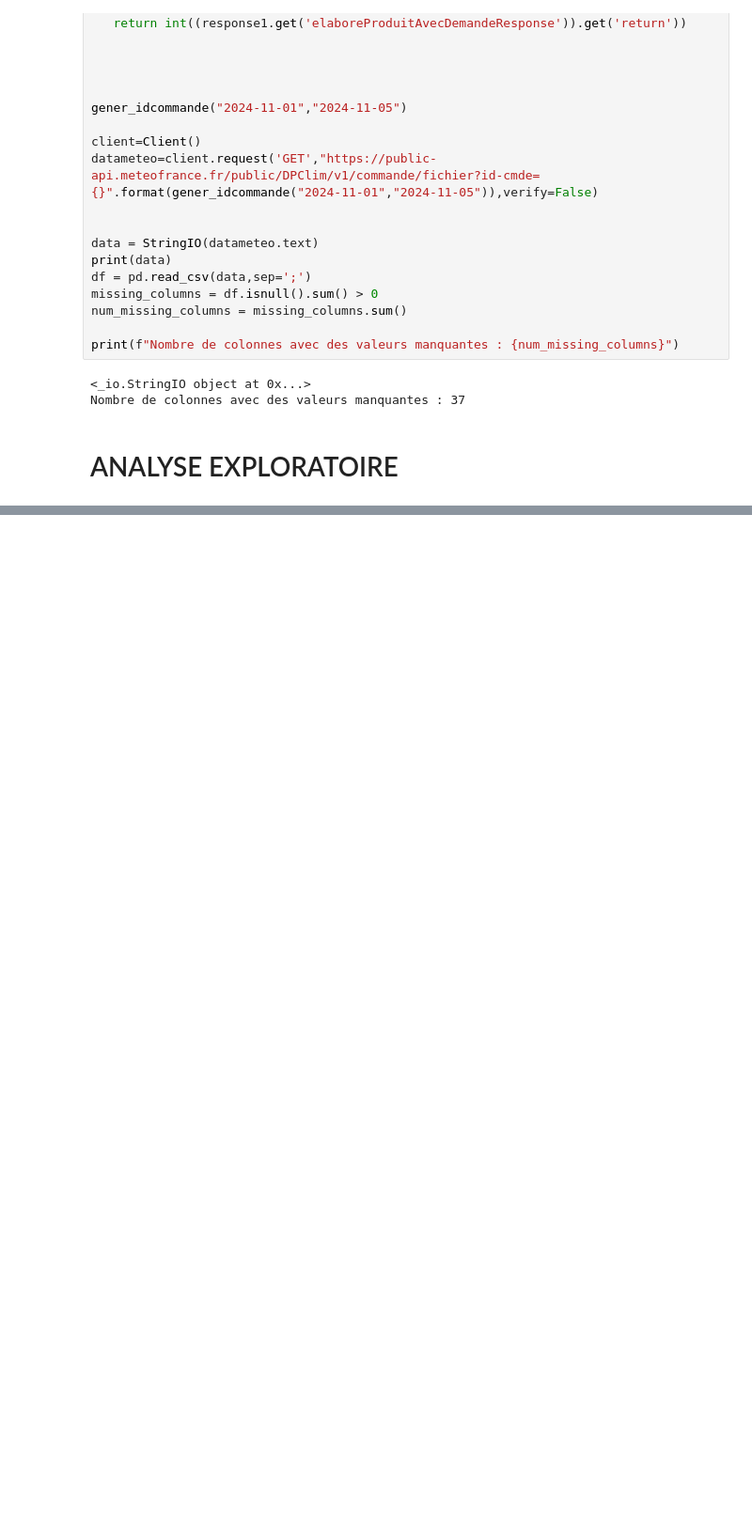
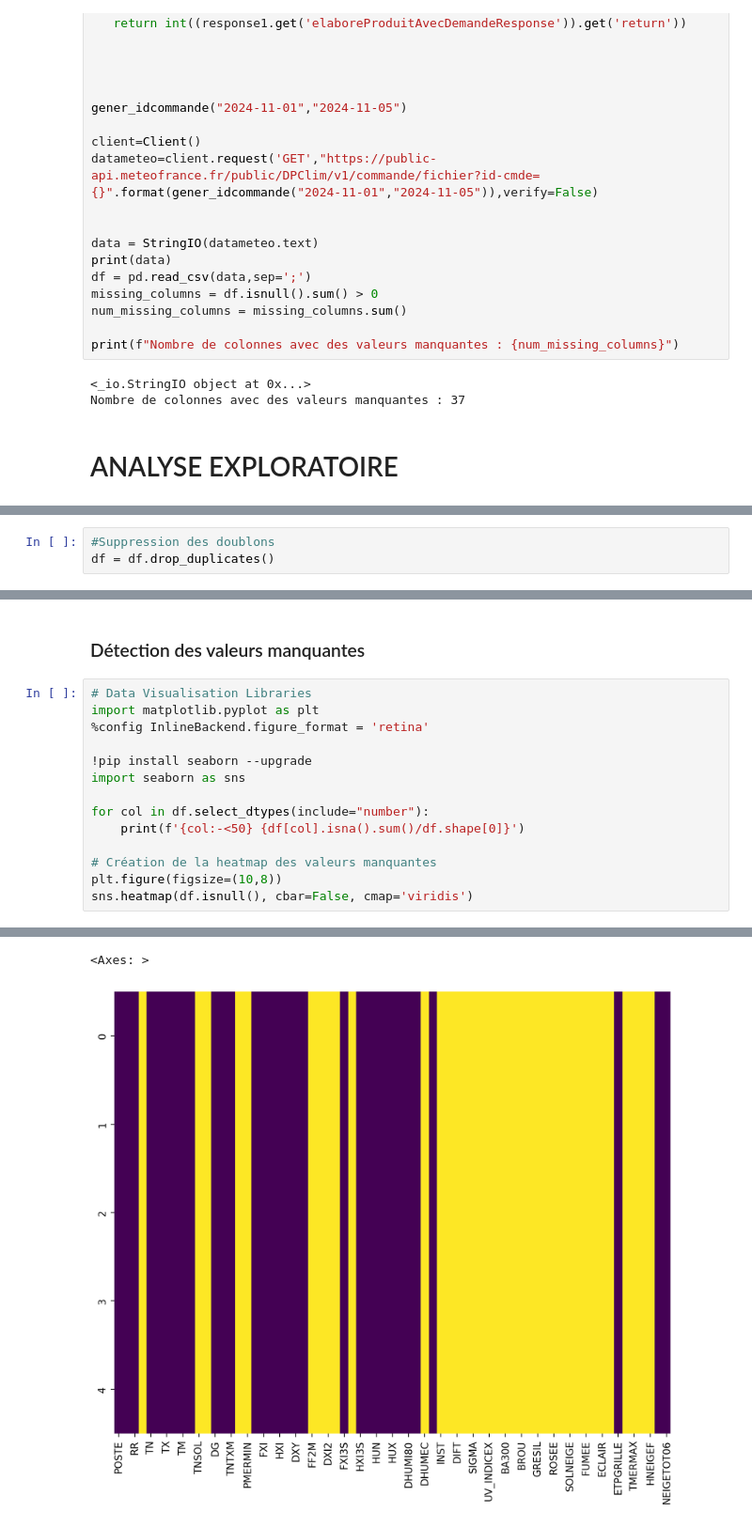
Before and after one commit to laureineCompaore/ProjetPython, a Jupyter notebook: analyse_exploratoire_et_stat_desc.ipynb, the cells around one changed output, grey strips where cells are left out. Shown: that part at 94% size. Cells and saved outputs as stored; diff of their text form; blank space fills up the shorter version.

```diff
--- a/analyse_exploratoire_et_stat_desc.ipynb
+++ b/analyse_exploratoire_et_stat_desc.ipynb
@@ -190,0 +203,3 @@ Nombre de colonnes avec des valeurs manquantes : 37
+# %%
+#Suppression des doublons
+df = df.drop_duplicates()
@@ -190,0 +228,17 @@ Nombre de colonnes avec des valeurs manquantes : 37
+# %% [markdown]
+### Détection des valeurs manquantes
+# %%
+# Data Visualisation Libraries
+import matplotlib.pyplot as plt
+%config InlineBackend.figure_format = 'retina'
+
+!pip install seaborn --upgrade
+import seaborn as sns
+
+for col in df.select_dtypes(include="number"):
+    print(f'{col:-<50} {df[col].isna().sum()/df.shape[0]}')
+
+# Création de la heatmap des valeurs manquantes
+plt.figure(figsize=(10,8))
+sns.heatmap(df.isnull(), cbar=False, cmap='viridis')
+# %% [output]
@@ -190,0 +262,2 @@ Nombre de colonnes avec des valeurs manquantes : 37
+<Axes: >
+[figure, added]
```
Also changed, not shown: parts of 10 cells of this notebook.
